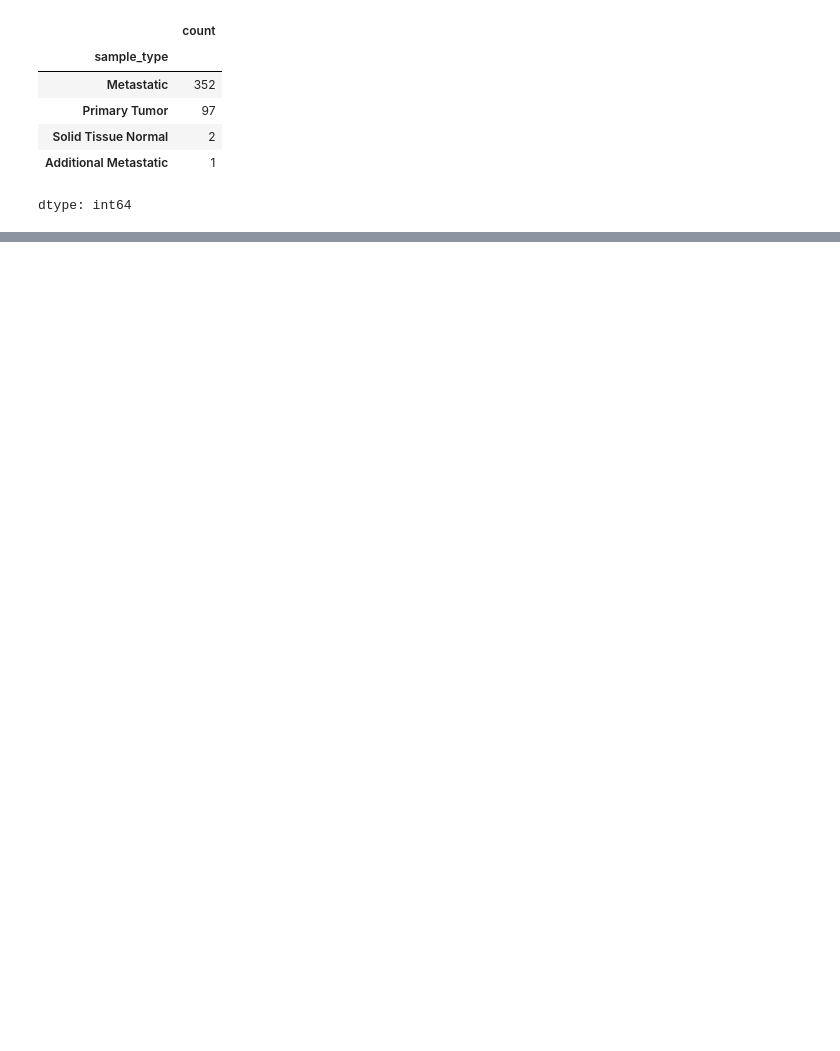
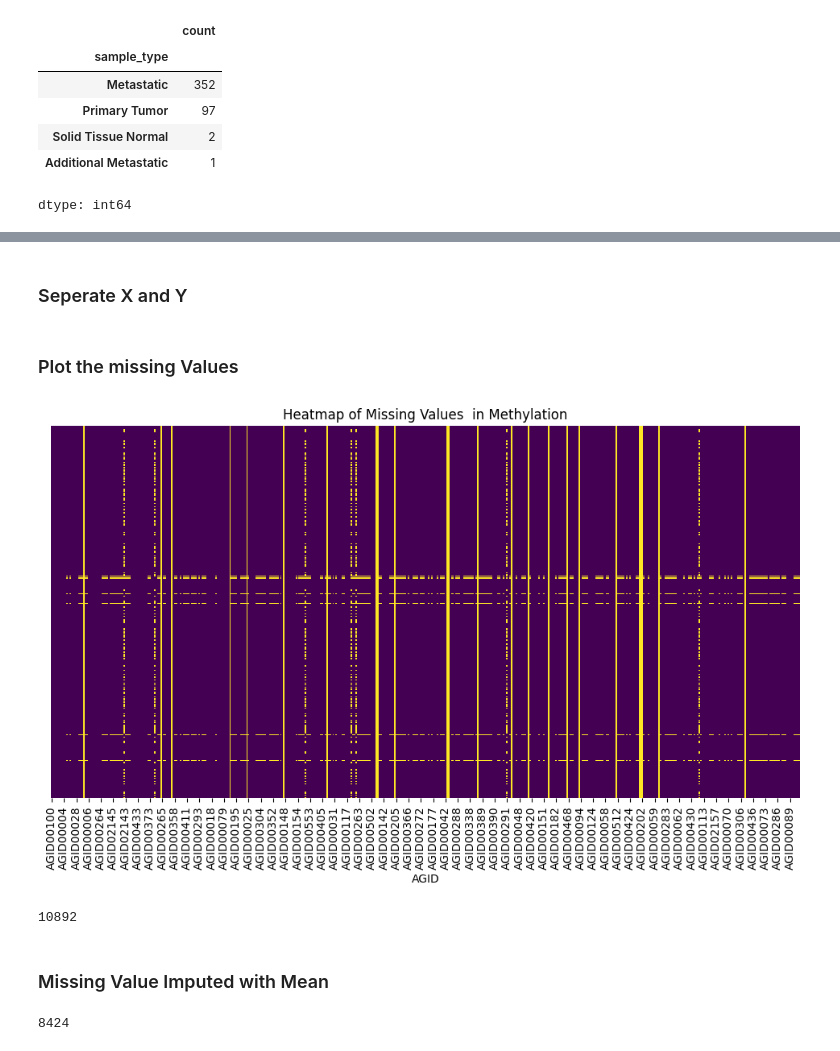
Before and after one commit to alimdneaz/SKCM_Multi_Omics_DL, a Jupyter notebook: python_codes/TCGA_SKCM_data_preparation13022025.ipynb, the cells around one changed output, grey strips where cells are left out. Drawn from its saved outputs; the diff is of its cells as text; code cells hidden in the pictures; blank space fills up the shorter version.

```diff
--- a/python_codes/TCGA_SKCM_data_preparation13022025.ipynb
+++ b/python_codes/TCGA_SKCM_data_preparation13022025.ipynb
@@ -469,0 +673,3 @@ dtype: int64
+# %%
+df_proteom2["Sample_type"] = Sample_type.to_numpy()
+df_proteom2.head()
@@ -469,0 +684,3 @@ dtype: int64
+# %%
+df_proteom2 = df_proteom2[df_proteom2['Sample_type'].isin(['Metastatic', 'Primary Tumor'])]
+df_proteom2.shape
@@ -469,0 +689,3 @@ dtype: int64
+# %%
+df_proteom2["Sample_type"] = df_proteom2['Sample_type'].map(labels)
+df_proteom2.head()
@@ -469,0 +700,25 @@ dtype: int64
+# %% [markdown]
+### Seperate X and Y
+# %%
+X = df_proteom2.drop("Sample_type", axis = 1)
+y = df_proteom2["Sample_type"]
+# %% [markdown]
+### Plot the missing Values
+# %%
+import matplotlib.pyplot as plt
+import seaborn as sns
+
+# Create a heatmap of NaN values
+plt.figure(figsize=(12, 6))  # Set figure size
+sns.heatmap(X.isna(), cmap="viridis", cbar=False, yticklabels=False)
+
+plt.title("Heatmap of Missing Values  in Methylation")
+plt.show()
+# %% [output]
+[figure, added]
+# %%
+X.isna().sum().sum()
+# %% [output]
+10892
+# %% [markdown]
+### Missing Value Imputed with Mean
@@ -469,0 +729,4 @@ dtype: int64
+# %%
+X.isna().sum().sum()
+# %% [output]
+8424
```
Also changed, not shown: parts of 116 cells of this notebook.
